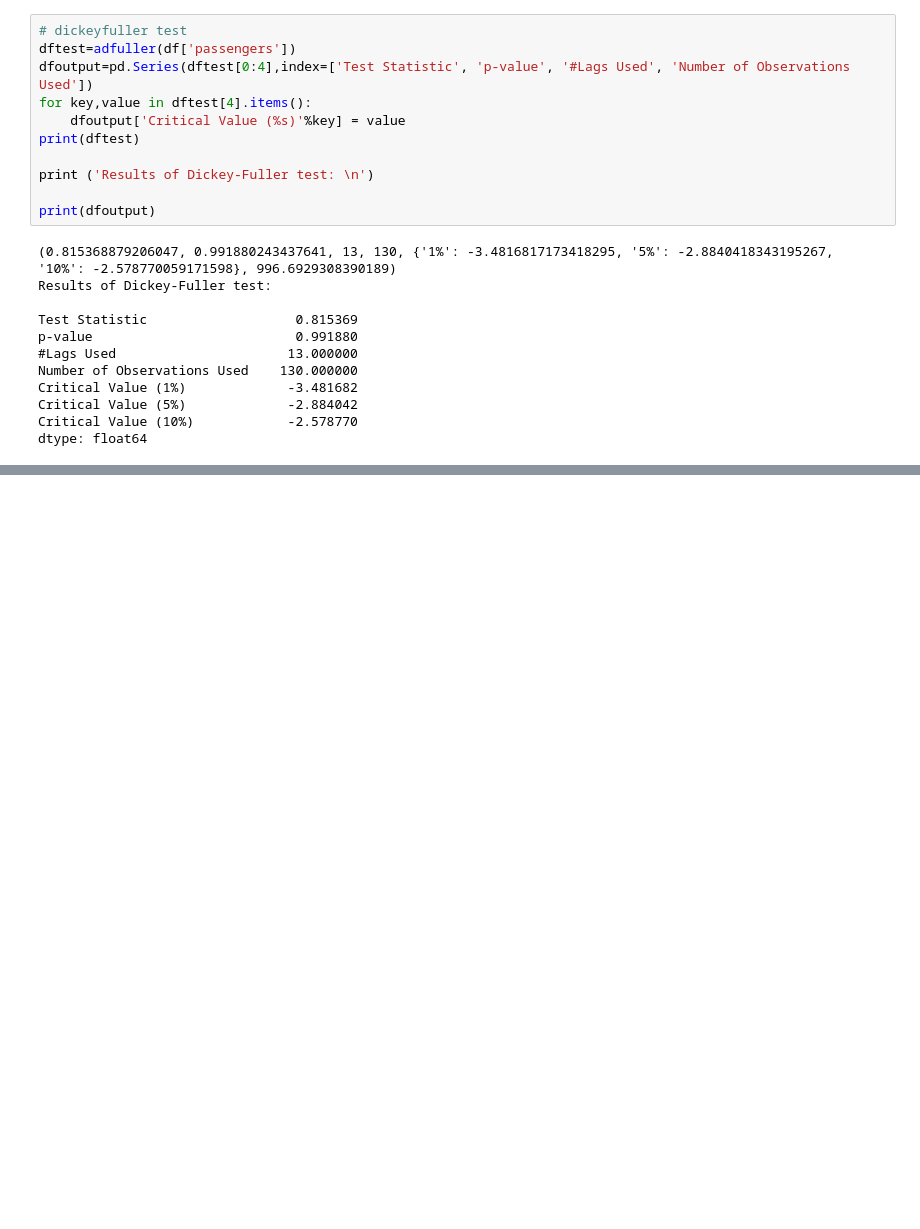
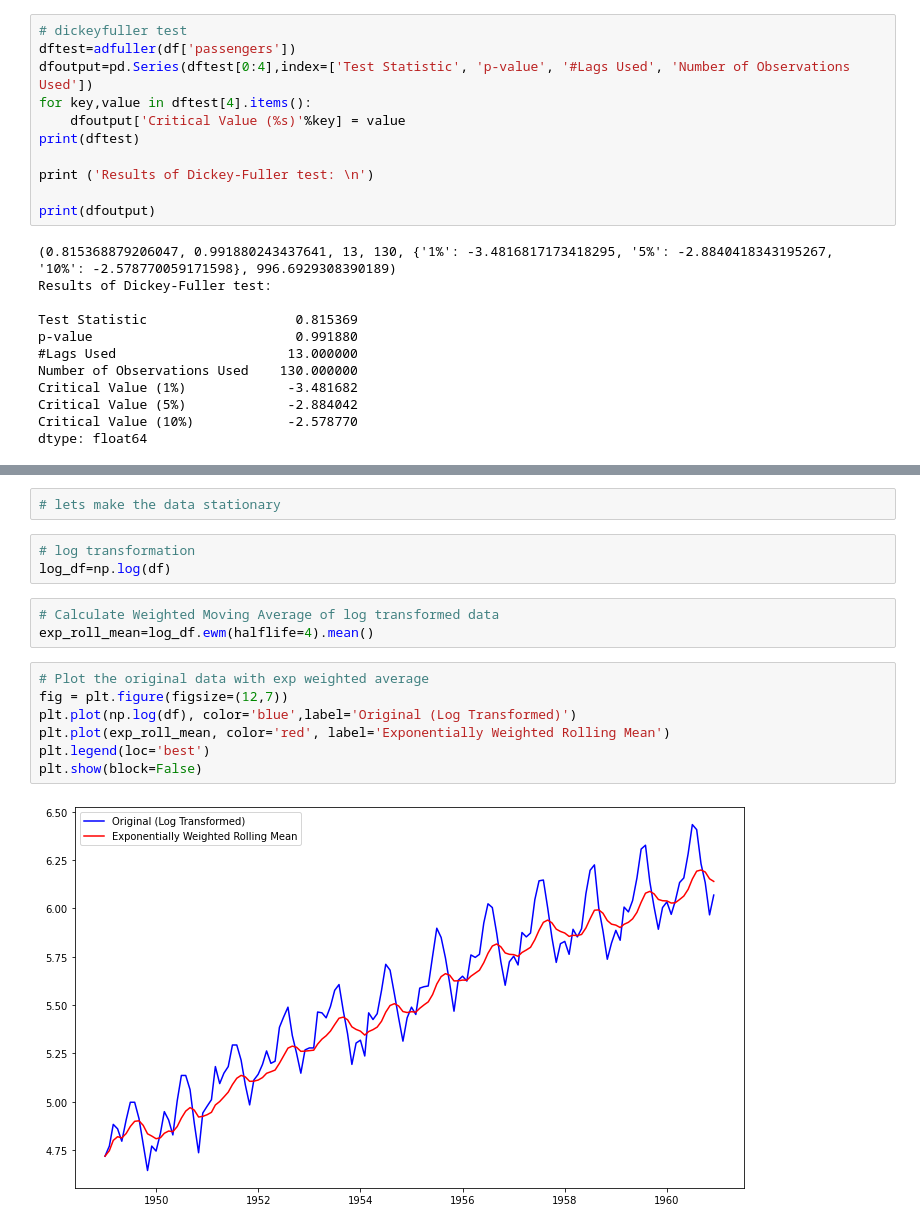
Before and after one commit to sailajak2003/TimeSeries, a Jupyter notebook: airline_pssg.ipynb, the cells around one changed output, grey strips where cells are left out. Saved outputs shown, nothing was run; the diff lists cells and outputs as text; blank space fills up the shorter version.

```diff
--- a/airline_pssg.ipynb
+++ b/airline_pssg.ipynb
@@ -89,0 +124,17 @@ dtype: float64
+# %%
+# lets make the data stationary
+# %%
+# log transformation
+log_df=np.log(df)
+# %%
+# Calculate Weighted Moving Average of log transformed data
+exp_roll_mean=log_df.ewm(halflife=4).mean()
+# %%
+# Plot the original data with exp weighted average
+fig = plt.figure(figsize=(12,7))
+plt.plot(np.log(df), color='blue',label='Original (Log Transformed)')
+plt.plot(exp_roll_mean, color='red', label='Exponentially Weighted Rolling Mean')
+plt.legend(loc='best')
+plt.show(block=False)
+# %% [output]
+[figure, added]
```
Also changed, not shown: parts of 1 cell of this notebook.
